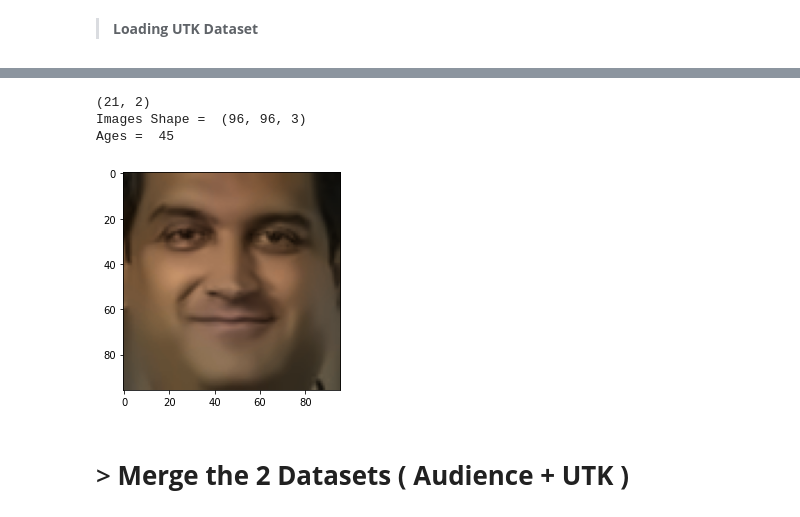
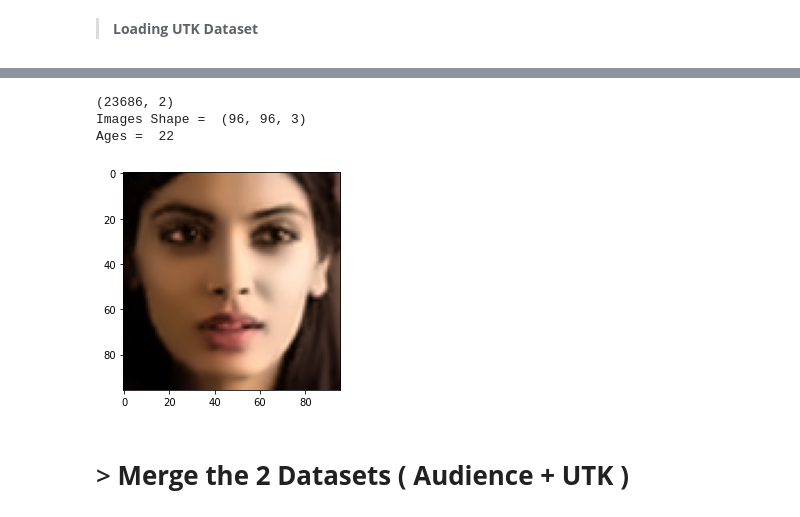
Before and after one commit to FCIS-ASU-Projects/Kids-Zone, a Jupyter notebook: audience-and-utk-preprocessing.ipynb, the cells around one changed output, grey strips where cells are left out. Drawn from its saved outputs; the diff is of its cells as text; code cells hidden in the pictures.

Commit message:
Preprocessed Dataset

```diff
--- a/audience-and-utk-preprocessing.ipynb
+++ b/audience-and-utk-preprocessing.ipynb
@@ -269,14 +359,23 @@ def load_UTK_dataset():
 # %%
-# # Used this Function to load UTK Dataset but can not apply denoising
+# Used this Function to load UTK Dataset and can apply denoising
 
-# def Preparing_UTK_Dataset():
+def Preparing_UTK_Dataset():
 
-#     # Installing
-#     load_UTK_dataset()
-#     UTK_dataset_path = './UTKFace/*'
-#     UTK_dataset = list_UTK_images(UTK_dataset_path)
+    # Installing
+    # load_UTK_dataset()
+    UTK_ds1_path = '/kaggle/working/part1'
+    UTK_ds2_path = '/kaggle/working/part2'
+    UTK_ds3_path = '/kaggle/working/part3'
 
-#     # Reshaping to be the same as Audience dataset
-#     dataset = add_UTK_dataset_to_our_dataset(UTK_dataset)
+    # Reshaping to be the same as Audience dataset
+    print('PAAAART 1')
+    ds1 = load_images(UTK_ds1_path)
+    print('PAAAART 2')
+    ds2 = load_images(UTK_ds2_path)
+    print('PAAAART 3')
+    ds3 = load_images(UTK_ds3_path)
 
-#     return dataset
+    # Merging all UTK DS
+    UTK_dataset = np.concatenate((ds1, ds2, ds3), axis=0)
+
+    return UTK_dataset
@@ -334,14 +382,2 @@ def load_images(directory=''):
-# %%
-# Used this Function to load UTK Dataset and can apply denoising
-
-def Preparing_UTK_Dataset():
-
-    # Installing
-    load_UTK_dataset()
-    UTK_dataset_path = '/kaggle/working/UTKFace'
-
-    dataset = load_images(UTK_dataset_path)
-
-    return dataset
 # %%
 UTK_dataset = Preparing_UTK_Dataset()
@@ -348,20 +420,20 @@ UTK_dataset = Preparing_UTK_Dataset()
 # %%
-# Test Cell
+# Visualization Cell
 
 print(UTK_dataset.shape)
-img = UTK_dataset[0][0]
-a = UTK_dataset[0][1]
+img = UTK_dataset[900][0]
+a = UTK_dataset[900][1]
 print("Images Shape = ", img.shape)
 
 print("Ages = ", a)
 
 pyplot.imshow(np.array(img*255, dtype=int))
 pyplot.show()
 # %% [output]
-(21, 2)
+(23686, 2)
 Images Shape =  (96, 96, 3)
-Ages =  45
+Ages =  22
-[figure, old version]
+[figure, new version]
 # %%
 # # Saving UTK dataset in a file
 # np.save('UTK_dataset.npy', UTK_dataset)
```
Also changed, not shown: parts of 30 cells of this notebook.
